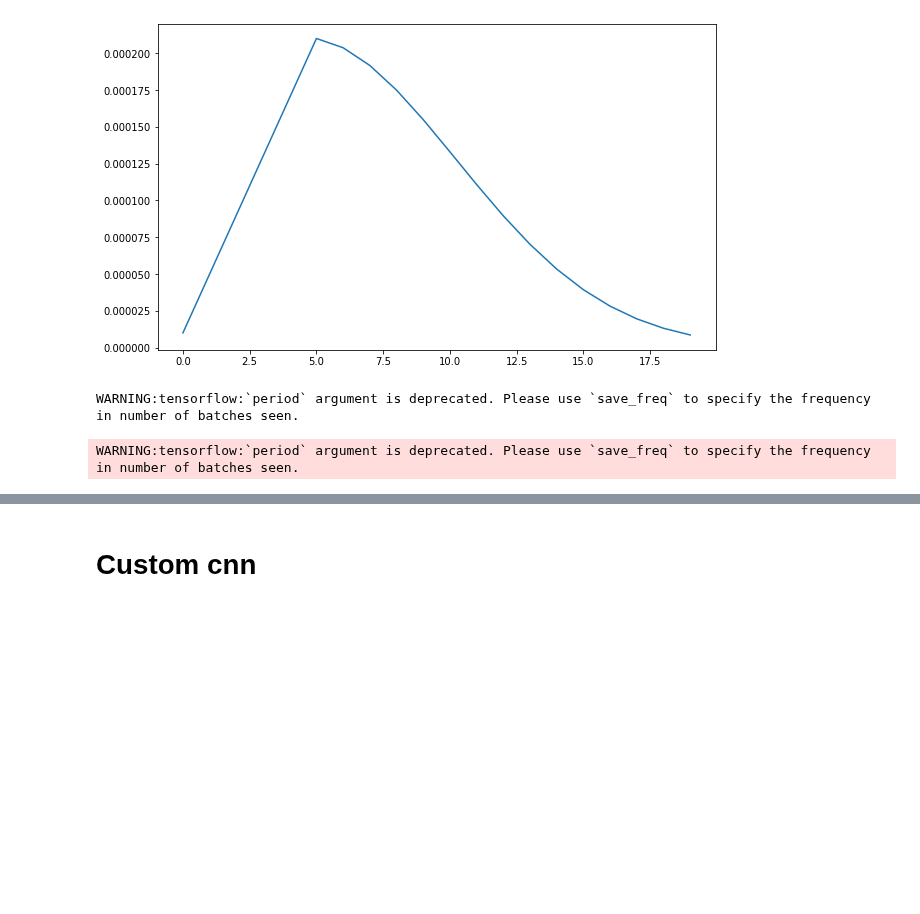
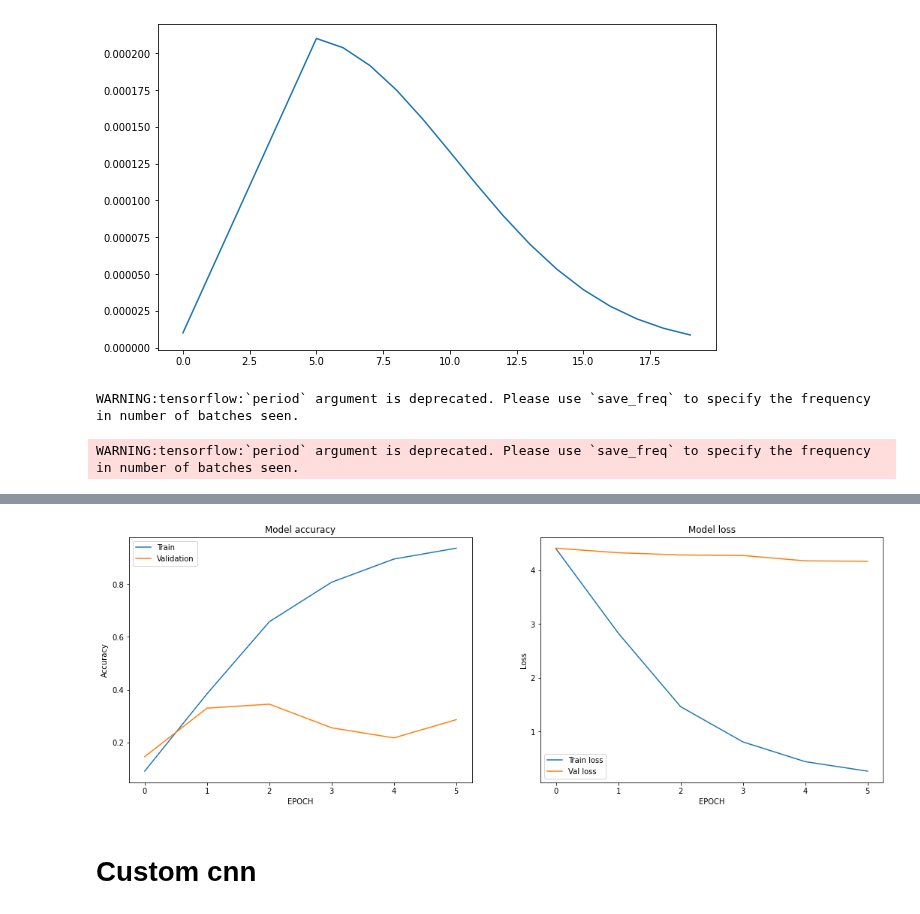
Before and after one commit to omerhac/flower_calssification, a Jupyter notebook: flower_classificaiton_notebook.ipynb, the cells around one changed output, grey strips where cells are left out. Drawn from its saved outputs; the diff is of its cells as text; code cells hidden in the pictures; blank space fills up the shorter version.

```diff
--- a/flower_classificaiton_notebook.ipynb
+++ b/flower_classificaiton_notebook.ipynb
@@ -183,19 +183,23 @@ def load_tfrecord_dataset(dataset_filenames):
   dataset = dataset.map(read_tfrecord, num_parallel_calls=AUTO)
   return dataset
 
-def get_dataset(training_filenames):
+def get_dataset(training_filenames, train=True):
   """ Read dataset from tfrecords, shuffle and prefetch it"""
 
   dataset = load_tfrecord_dataset(training_filenames)
   dataset = dataset.shuffle(2048)
   dataset = dataset.batch(BATCH_SIZE)
-  dataset = dataset.repeat()
+
+  # repeat dataset for training data
+  if train:
+    dataset = dataset.repeat()
+
   dataset = dataset.prefetch(AUTO)
 
   return dataset
 # %%
 # getting image paths
-IMAGE_SIZE = [331, 331]
+IMAGE_SIZE = [192, 192]
 
 GCS_PATH = "gs://kds-b2e6cdbc4af76dcf0363776c09c12fe46872cab211d1de9f60ec7aec" # GCS path for competition data
 
@@ -211,7 +215,6 @@ GCS_PATH_SELECT = { # available image sizes
 GCS_PATH = GCS_PATH_SELECT[IMAGE_SIZE[0]]
 
 TRAINING_FILENAMES = tf.io.gfile.glob(GCS_PATH + '/train/*.tfrec')
-TRAINING_FILENAMES = TRAINING_FILENAMES #+ TRAINING_FILENAMES # repeat dataset
 VALIDATION_FILENAMES = tf.io.gfile.glob(GCS_PATH + '/val/*.tfrec')
 TEST_FILENAMES = tf.io.gfile.glob(GCS_PATH + '/test/*.tfrec') # predictions on this dataset should be submitted for the competition
 
@@ -294,9 +297,10 @@ def augment_tf_dataset(dataset):
 *   untrainable weights
 # %%
 def get_pretrained_model(trainable=False):
-  # get xception / densenet pretrained model
+  # get xception / densenet / inception pretrained model
+  pretrained = keras.applications.InceptionResNetV2(include_top=False, input_shape=[*IMAGE_SIZE,3])
   #pretrained = keras.applications.Xception(include_top=False, input_shape=[*IMAGE_SIZE,3])
-  pretrained = tf.keras.applications.DenseNet201(include_top=False, input_shape=[*IMAGE_SIZE,3], weights='imagenet')
+  #pretrained = tf.keras.applications.DenseNet201(include_top=False, input_shape=[*IMAGE_SIZE,3], weights='imagenet')
   pretrained.trainable = trainable
 
   # define model
@@ -415,0 +412,4 @@ Epoch 00008: early stopping
+# %%
+display_training_curves(hist.history, metric='sparse_categorical_accuracy', with_val=True)
+# %% [output]
+[figure, added]
```
Also changed, not shown: parts of 8 cells of this notebook.
